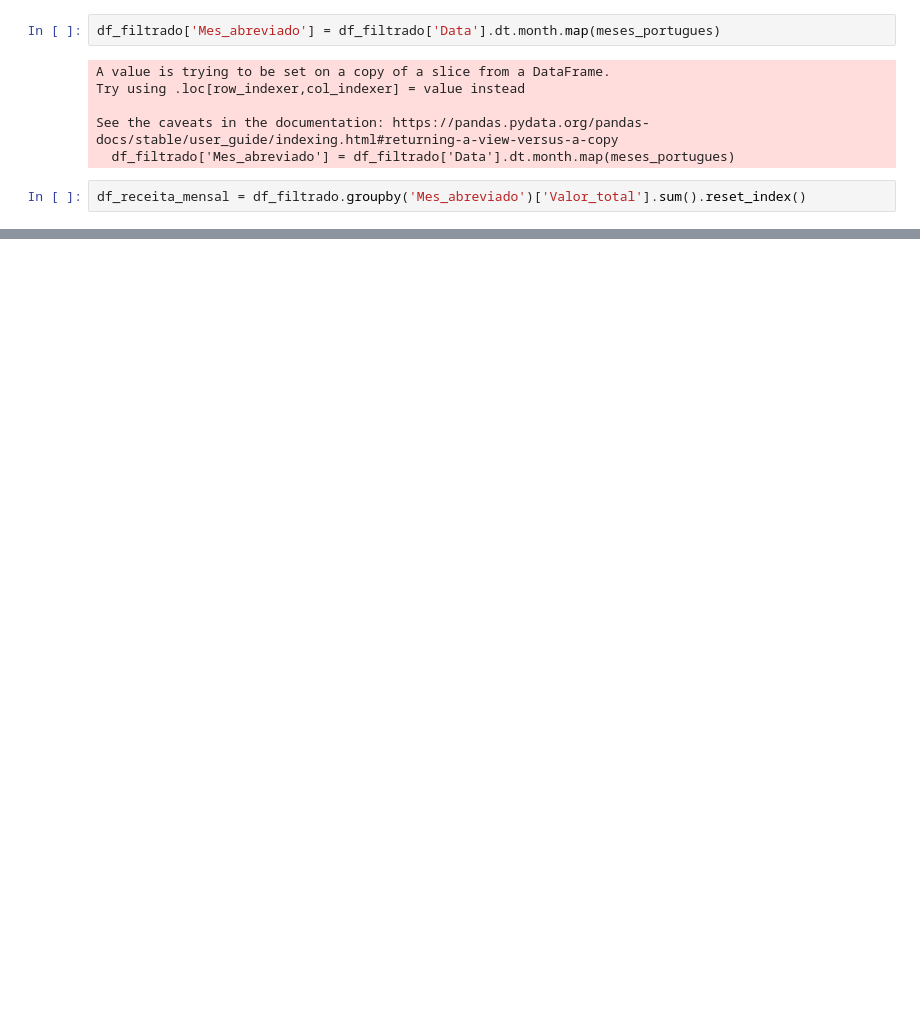
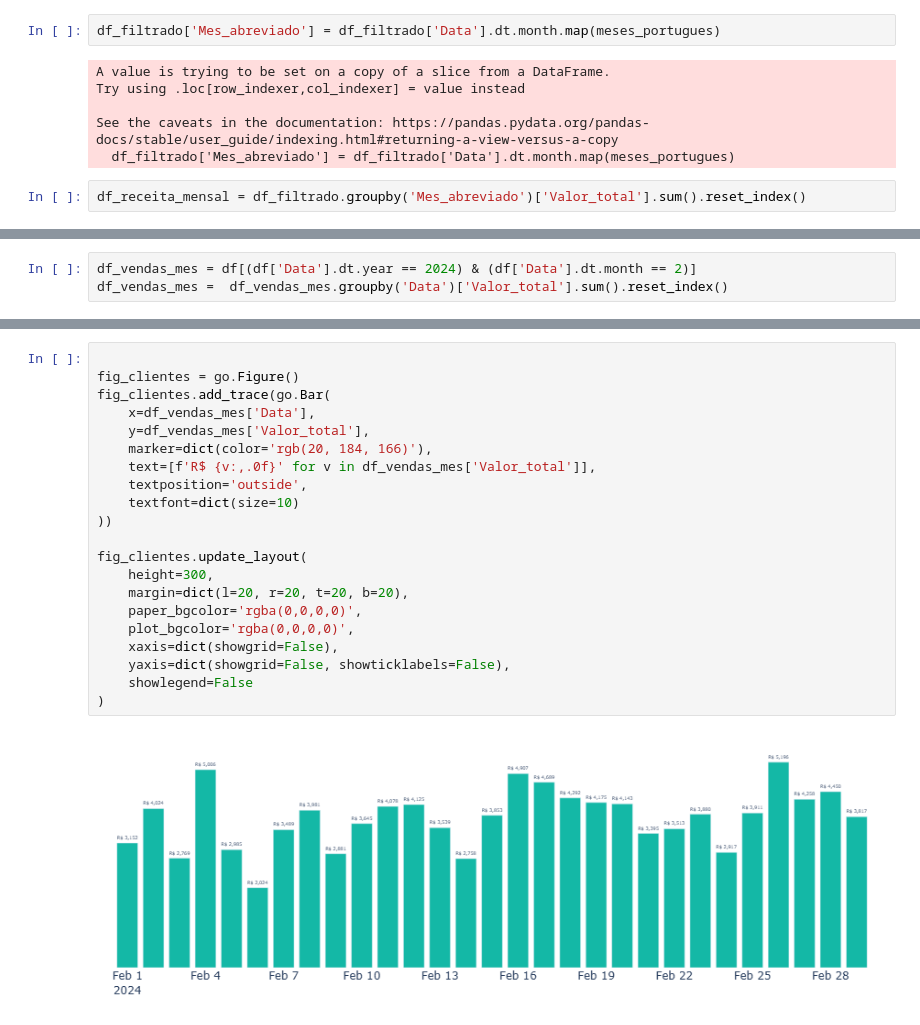
Before and after one commit to jeferson-souzap/Analise_Producao_Geral, a Jupyter notebook: notebook/Analise-Copy1.ipynb, the cells around one changed output, grey strips where cells are left out. Saved outputs shown, nothing was run; the diff lists cells and outputs as text; blank space fills up the shorter version.

```diff
--- a/notebook/Analise-Copy1.ipynb
+++ b/notebook/Analise-Copy1.ipynb
@@ -117,0 +187,3 @@ fig_receita.update_layout(
+# %%
+df_vendas_mes = df[(df['Data'].dt.year == 2024) & (df['Data'].dt.month == 2)]
+df_vendas_mes =  df_vendas_mes.groupby('Data')['Valor_total'].sum().reset_index()
@@ -117,0 +210,23 @@ fig_receita.update_layout(
+# %%
+
+fig_clientes = go.Figure()
+fig_clientes.add_trace(go.Bar(
+    x=df_vendas_mes['Data'],
+    y=df_vendas_mes['Valor_total'],
+    marker=dict(color='rgb(20, 184, 166)'),
+    text=[f'R$ {v:,.0f}' for v in df_vendas_mes['Valor_total']],
+    textposition='outside',
+    textfont=dict(size=10)
+))
+
+fig_clientes.update_layout(
+    height=300,
+    margin=dict(l=20, r=20, t=20, b=20),
+    paper_bgcolor='rgba(0,0,0,0)',
+    plot_bgcolor='rgba(0,0,0,0)',
+    xaxis=dict(showgrid=False),
+    yaxis=dict(showgrid=False, showticklabels=False),
+    showlegend=False
+)
+# %% [output]
+[figure, added]
```
Also changed, not shown: parts of 18 cells of this notebook, 11 other files.
